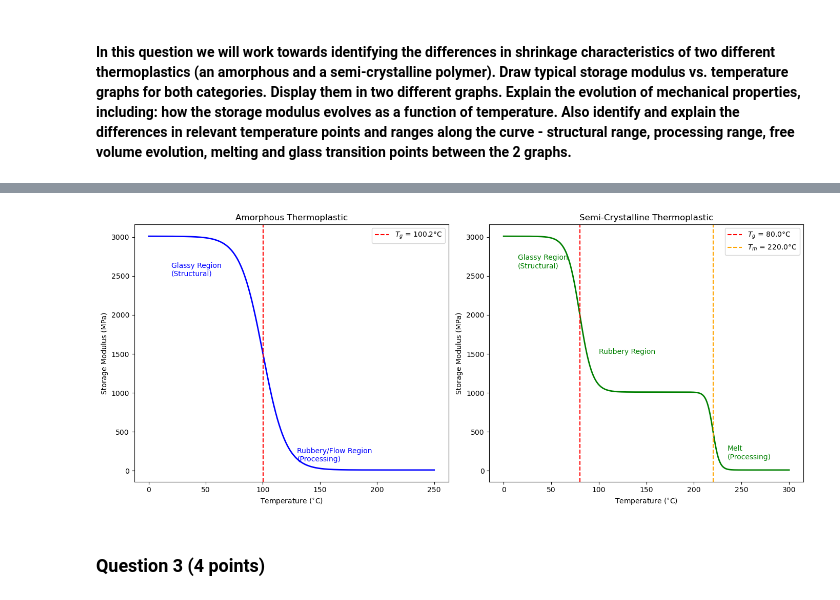
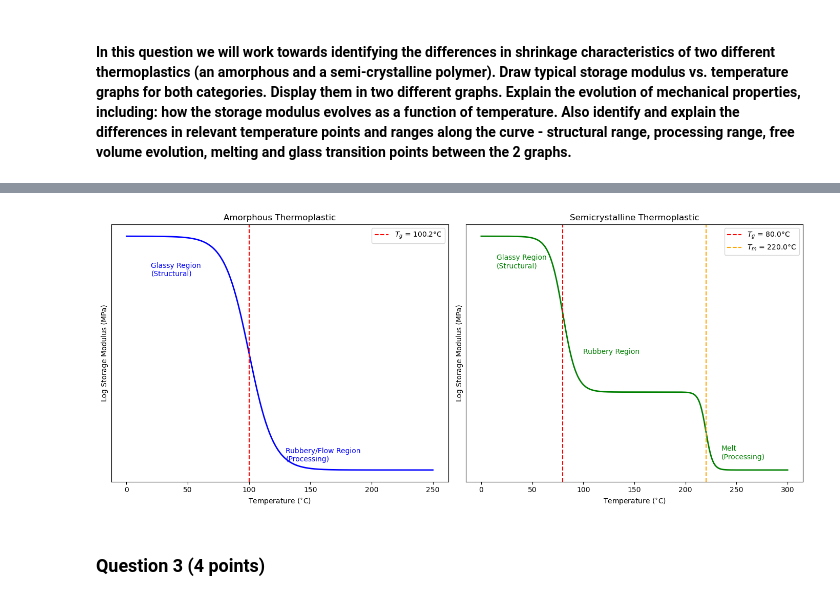
Before and after one commit to hewweiqing/PCM-notebooks, a Jupyter notebook: Defects - 2024.ipynb, the cells around one changed output, grey strips where cells are left out. Saved outputs shown, nothing was run; the diff lists cells and outputs as text; code cells hidden in the pictures.

```diff
--- a/Defects - 2024.ipynb
+++ b/Defects - 2024.ipynb
@@ -82,64 +88,67 @@ Answer: As can be seen in the graph, amorphous thermoplastics do not have a shar
 # %%
 T_amorphous = np.linspace(0, 250, 500)
 E_amorphous = 3000 * (1 / (1 + np.exp(0.1 * (T_amorphous - 100)))) + 10
-
-# Steepest drop for Tg on linear modulus
 dE_dT_am = np.gradient(E_amorphous, T_amorphous)
 Tg_am = T_amorphous[np.argmin(dE_dT_am)]
 
-# Semi-crystalline polymer
-T_semicrys = np.linspace(0, 300, 500)
-Tg_sc_guess = 80
-Tm_sc_guess = 220
+# semi-crystalline polymer
+T_sc = np.linspace(0, 300, 500)
+Tg_sc = 80
+Tm_sc = 220
 def semi_crys_modulus(t):
     val = 3000
-    if t > Tg_sc_guess:
-        val = 1000  # drop to intermediate
-    if t > Tg_sc_guess and t < Tm_sc_guess:
-        val = 1000 - 2 * (t - Tg_sc_guess)
-    if t >= Tm_sc_guess:
+    if t > Tg_sc:
+        val = 1000
+    if t > Tg_sc and t < Tm_sc:
+        val = 1000 - 2 * (t - Tg_sc)
+    if t >= Tm_sc:
         val = 10
     return val
 
 E_semicrys = []
-for t in T_semicrys:
-    term1 = 2000 / (1 + np.exp(0.15 * (t - Tg_sc_guess)))
-    term2 = 1000 / (1 + np.exp(0.3 * (t - Tm_sc_guess)))
+for t in T_sc:
+    term1 = 2000 / (1 + np.exp(0.15 * (t - Tg_sc)))
+    term2 = 1000 / (1 + np.exp(0.3 * (t - Tm_sc)))
     E_semicrys.append(term1 + term2 + 10)
 E_semicrys = np.array(E_semicrys)
 
-dE_dT_sc = np.gradient(E_semicrys, T_semicrys)
-split_thresh = 0.5 * (Tg_sc_guess + Tm_sc_guess)
-mask_tg = T_semicrys < split_thresh
-mask_tm = T_semicrys >= split_thresh
-Tg_sc = T_semicrys[mask_tg][np.argmin(dE_dT_sc[mask_tg])]
-Tm_sc = T_semicrys[mask_tm][np.argmin(dE_dT_sc[mask_tm])]
+dE_dT_sc = np.gradient(E_semicrys, T_sc)
+split_thresh = 0.5 * (Tg_sc + Tm_sc)
+mask_tg = T_sc < split_thresh
+mask_tm = T_sc >= split_thresh
+Tg_sc = T_sc[mask_tg][np.argmin(dE_dT_sc[mask_tg])]
+Tm_sc = T_sc[mask_tm][np.argmin(dE_dT_sc[mask_tm])]
 
 fig, (ax1, ax2) = plt.subplots(1, 2, figsize=(14, 6))
 ax1.plot(T_amorphous, E_amorphous, 'b-', linewidth=2)
 ax1.set_title('Amorphous Thermoplastic')
 ax1.set_xlabel('Temperature ($^{\circ}$C)')
-ax1.set_ylabel('Storage Modulus (MPa)')
+ax1.set_ylabel('Log Storage Modulus (MPa)')
 ax1.axvline(x=Tg_am, color='r', linestyle='--', label=f'$T_g$ = {Tg_am:.1f}°C')
 ax1.text(20, 2500, 'Glassy Region\n(Structural)', fontsize=10, color='blue')
 ax1.text(130, 120, 'Rubbery/Flow Region\n(Processing)', fontsize=10, color='blue')
 ax1.legend()
 
-ax2.plot(T_semicrys, E_semicrys, 'g-', linewidth=2)
-ax2.set_title('Semi-Crystalline Thermoplastic')
+ax2.plot(T_sc, E_semicrys, 'g-', linewidth=2)
+ax2.set_title('Semicrystalline Thermoplastic')
 ax2.set_xlabel('Temperature ($^{\circ}$C)')
-ax2.set_ylabel('Storage Modulus (MPa)')
+ax2.set_ylabel('Log Storage Modulus (MPa)')
 ax2.axvline(x=Tg_sc, color='r', linestyle='--', label=f'$T_g$ = {Tg_sc:.1f}°C')
 ax2.axvline(x=Tm_sc, color='orange', linestyle='--', label=f'$T_m$ = {Tm_sc:.1f}°C')
 ax2.text(15, 2600, 'Glassy Region\n(Structural)', fontsize=10, color='green')
 ax2.text(100, 1500, 'Rubbery Region', fontsize=10, color='green')
 ax2.text(235, 150, 'Melt\n(Processing)', fontsize=10, color='green')
 ax2.legend()
 
+
+#remove these two lines to add numerical values on y back in:
+ax1.set_yticks([])
+ax2.set_yticks([])
+
 plt.tight_layout()
 plt.show()
 # %% [output]
-[figure, old version]
+[figure, new version]
 # %% [markdown]
 ### Question 3 (4 points)
 # %% [markdown]
```
Also changed, not shown: parts of 13 cells of this notebook, 1 other file.
